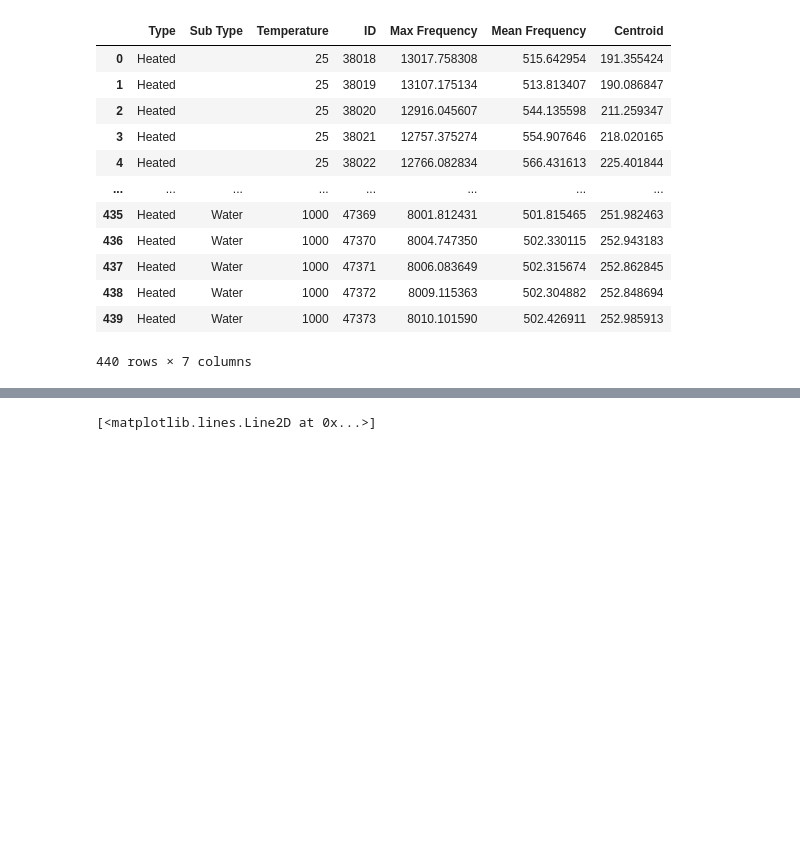
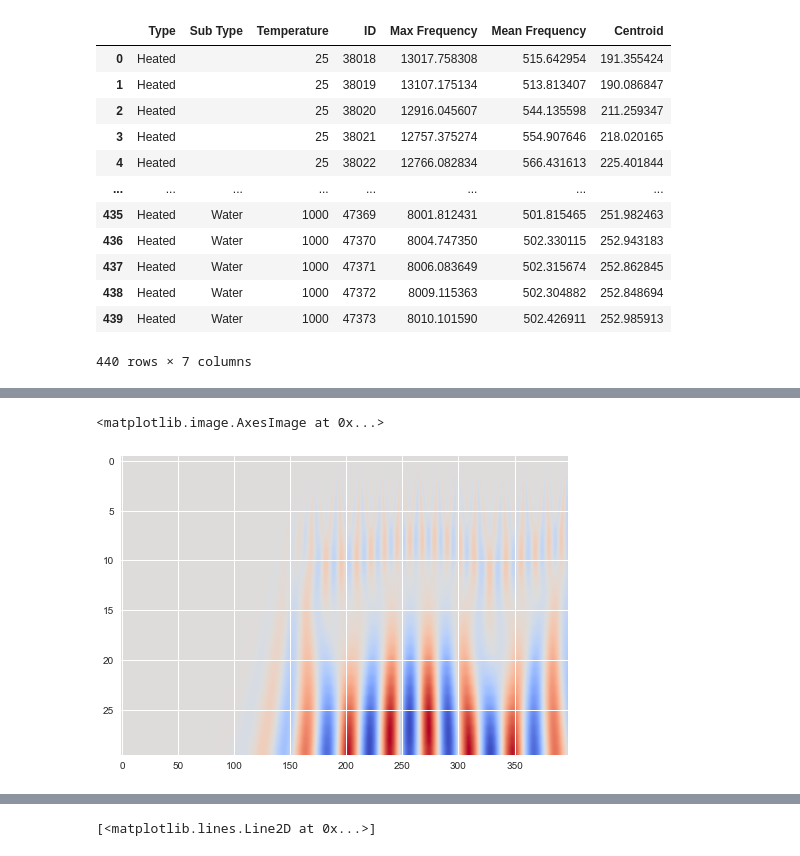
Before and after one commit to rohithandique/civil-major-project, a Jupyter notebook: Major Project.ipynb, the cells around one changed output, grey strips where cells are left out. Drawn from its saved outputs; the diff is of its cells as text; code cells hidden in the pictures; blank space fills up the shorter version.

Commit message:
added cwt plots

```diff
--- a/Major Project.ipynb
+++ b/Major Project.ipynb
@@ -3,7 +3,7 @@
 # %%
 import pandas as pd
 import matplotlib.pyplot as plt
-plt.style.use("seaborn")
+#plt.style.use("seaborn")
 import numpy as np
 from scipy.fft import rfft, rfftfreq #fourier transformation package
 import pywt
@@ -137,2 +160,6 @@ new_df
 # %%
-coef, freq = pywt.cwt(df.iloc[0][21:], np.arange(1, 31), 'mexh')
+coef, freq = pywt.cwt(df.iloc[0][21:], np.arange(1, 31), 'morl')
+plt.imshow(coef, cmap = 'coolwarm', aspect = 'auto')
+# %% [output]
+<matplotlib.image.AxesImage at 0x...>
+[figure, added]
```
Also changed, not shown: parts of 3 cells of this notebook.
